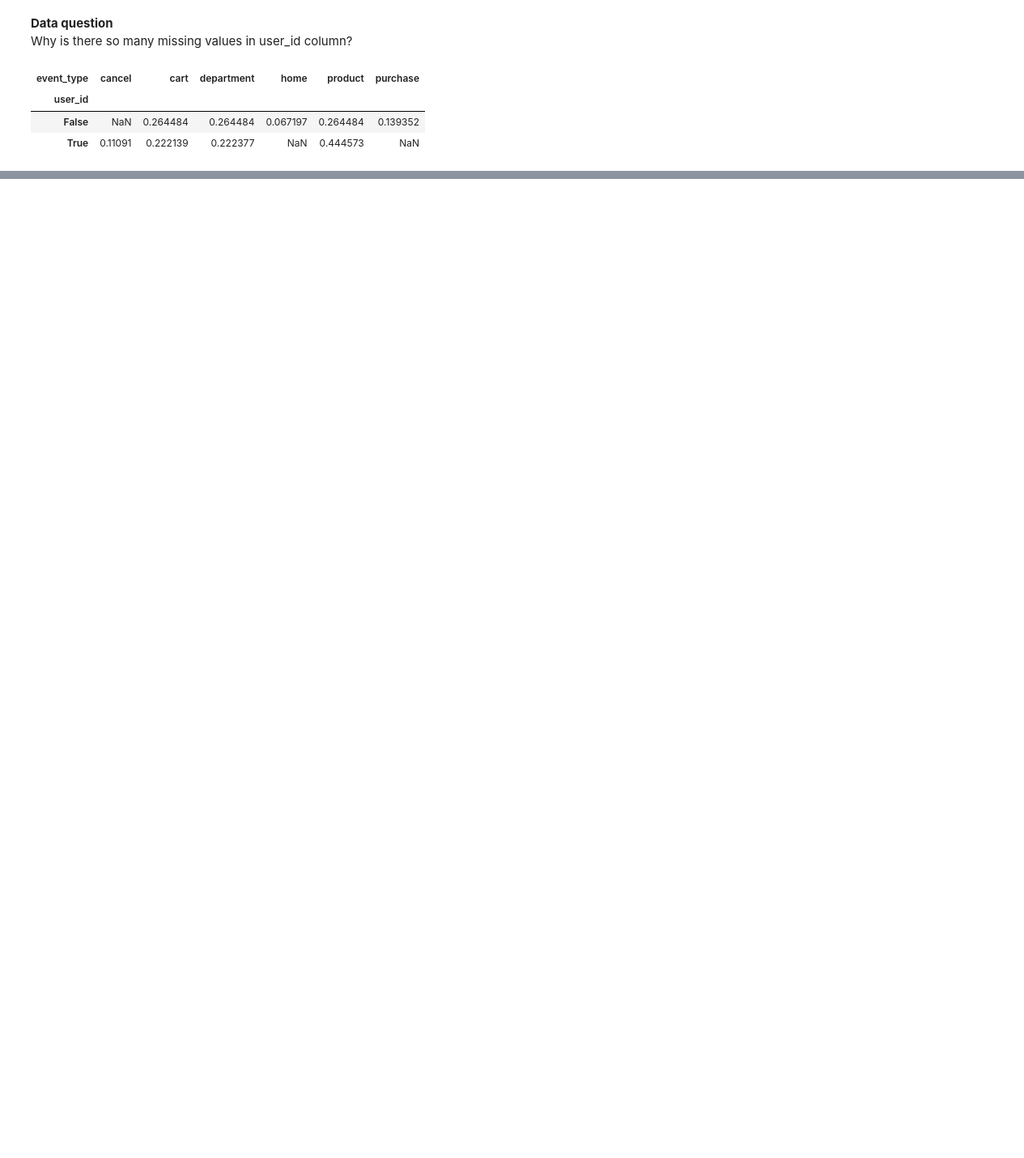
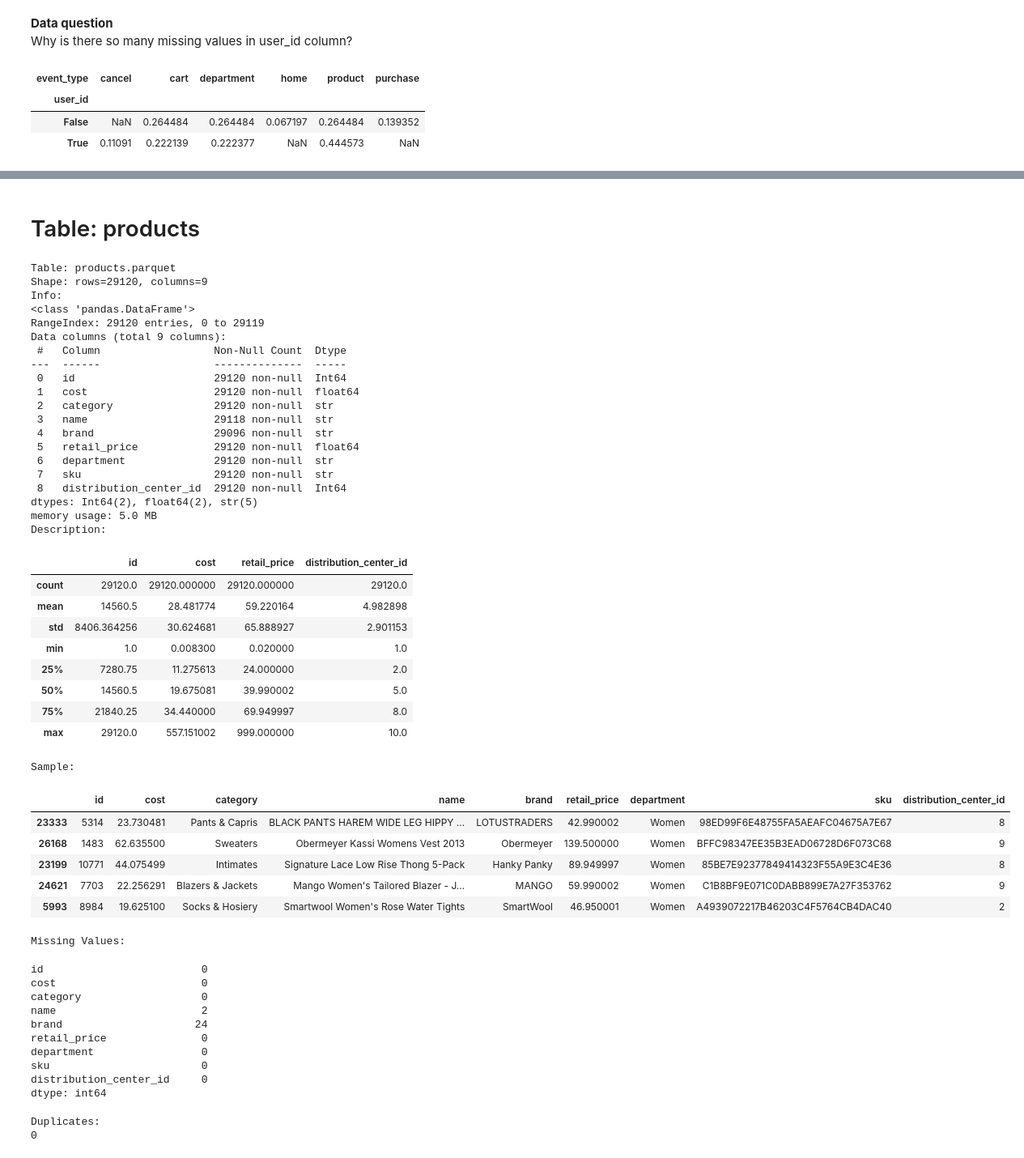
Before and after one commit to karo-liter/thelook_project, a Jupyter notebook: 2_overview_clean_load.ipynb, the cells around one changed output, grey strips where cells are left out. Shown at 81% size. Drawn from its saved outputs; the diff is of its cells as text; code cells hidden in the pictures; blank space fills up the shorter version.

```diff
--- a/2_overview_clean_load.ipynb
+++ b/2_overview_clean_load.ipynb
@@ -241,0 +575,67 @@ Next Business Questions
+# %% [markdown]
+# Table: products
+# %%
+# products table overview
+df = pd.read_parquet("raw_data/products.parquet")
+print(f"Table: products.parquet")
+print(f"Shape: rows={df.shape[0]}, columns={df.shape[1]}")
+print("Info:")
+df.info()
+print("Description:")
+display(df.describe())
+print("Sample:")
+display(df.sample(5))
+print("Missing Values:")
+display(df.isna().sum())
+print("Duplicates:")
+print(df.duplicated().sum())
+# %% [output]
+Table: products.parquet
+Shape: rows=29120, columns=9
+Info:
+<class 'pandas.DataFrame'>
+RangeIndex: 29120 entries, 0 to 29119
+Data columns (total 9 columns):
+ #   Column                  Non-Null Count  Dtype
+---  ------                  --------------  -----
+ 0   id                      29120 non-null  Int64
+ 1   cost                    29120 non-null  float64
+ 2   category                29120 non-null  str
+ 3   name                    29118 non-null  str
+ 4   brand                   29096 non-null  str
+ 5   retail_price            29120 non-null  float64
+ 6   department              29120 non-null  str
+ 7   sku                     29120 non-null  str
+ 8   distribution_center_id  29120 non-null  Int64
+dtypes: Int64(2), float64(2), str(5)
+memory usage: 5.0 MB
+Description:
+|  | id | cost | retail_price | distribution_center_id |
+| count | 29120.0 | 29120.000000 | 29120.000000 | 29120.0 |
+| mean | 14560.5 | 28.481774 | 59.220164 | 4.982898 |
+| std | 8406.364256 | 30.624681 | 65.888927 | 2.901153 |
+| min | 1.0 | 0.008300 | 0.020000 | 1.0 |
+| 25% | 7280.75 | 11.275613 | 24.000000 | 2.0 |
+| 50% | 14560.5 | 19.675081 | 39.990002 | 5.0 |
+| 75% | 21840.25 | 34.440000 | 69.949997 | 8.0 |
+| max | 29120.0 | 557.151002 | 999.000000 | 10.0 |
+Sample:
+|  | id | cost | category | name | brand | retail_price | department | sku | distribution_center_id |
+| 23333 | 5314 | 23.730481 | Pants & Capris | BLACK PANTS HAREM WIDE LEG HIPPY ... | LOTUSTRADERS | 42.990002 | Women | 98ED99F6E48755FA5AEAFC04675A7E67 | 8 |
+| 26168 | 1483 | 62.635500 | Sweaters | Obermeyer Kassi Womens Vest 2013 | Obermeyer | 139.500000 | Women | BFFC98347EE35B3EAD06728D6F073C68 | 9 |
+| 23199 | 10771 | 44.075499 | Intimates | Signature Lace Low Rise Thong 5-Pack | Hanky Panky | 89.949997 | Women | 85BE7E92377849414323F55A9E3C4E36 | 8 |
+| 24621 | 7703 | 22.256291 | Blazers & Jackets | Mango Women's Tailored Blazer - J... | MANGO | 59.990002 | Women | C1B8BF9E071C0DABB899E7A27F353762 | 9 |
+| 5993 | 8984 | 19.625100 | Socks & Hosiery | Smartwool Women's Rose Water Tights | SmartWool | 46.950001 | Women | A4939072217B46203C4F5764CB4DAC40 | 2 |
+Missing Values:
+id                         0
+cost                       0
+category                   0
+name                       2
+brand                     24
+retail_price               0
+department                 0
+sku                        0
+distribution_center_id     0
+dtype: int64
+Duplicates:
+0
```
Also changed, not shown: parts of 36 cells of this notebook, 2 other files.
